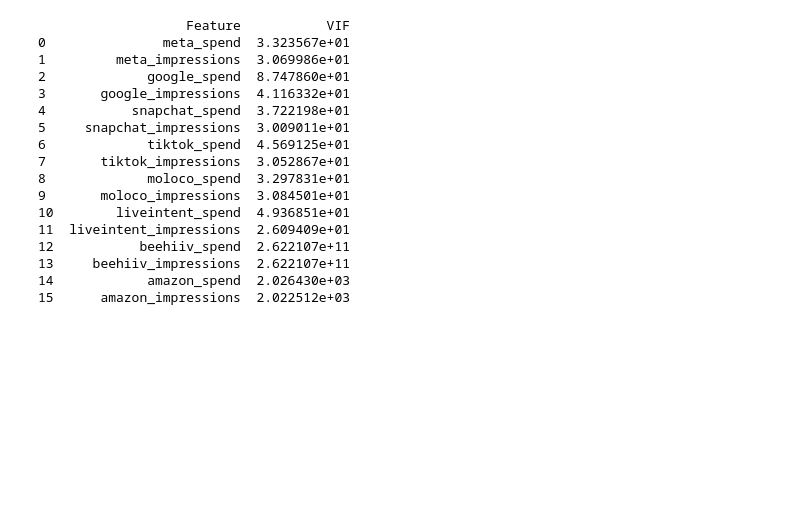
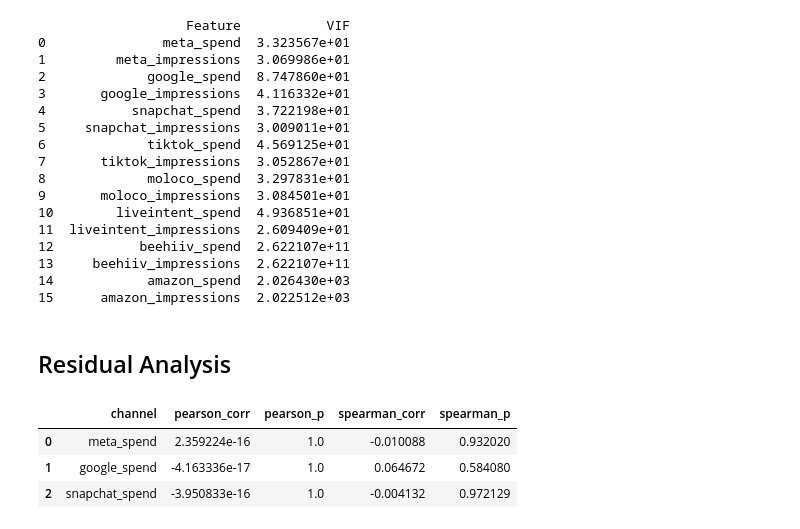
Before and after one commit to pstat197/BlueAlpha3-Synergy-Analysis, a Jupyter notebook: scripts/correlation_analysis.ipynb, the cells around one changed output. Cells and saved outputs as stored; diff of their text form; code cells hidden in the pictures; blank space fills up the shorter version.

```diff
--- a/scripts/correlation_analysis.ipynb
+++ b/scripts/correlation_analysis.ipynb
@@ -86,3 +93,43 @@ print(vif_data)
 13     beehiiv_impressions  2.622107e+11
 14            amazon_spend  2.026430e+03
 15      amazon_impressions  2.022512e+03
+# %% [markdown]
+## Residual Analysis
+# %%
+target = "subscriptions"
+channels = ["meta_spend", "google_spend", "snapchat_spend"]
+
+X = mocha_subscriptions[channels]
+y = mocha_subscriptions[target]
+
+model = LinearRegression()
+model.fit(X, y)
+
+mocha_subscriptions["prediction"] = model.predict(X)
+mocha_subscriptions["residual"] = y - mocha_subscriptions["prediction"]
+
+results = []
+
+for ch in channels:
+    pearson_corr, pearson_p = pearsonr(mocha_subscriptions["residual"], mocha_subscriptions[ch])
+    spearman_corr, spearman_p = spearmanr(mocha_subscriptions["residual"], mocha_subscriptions[ch])
+
+    results.append({
+        "channel": ch,
+        "pearson_corr": pearson_corr,
+        "pearson_p": pearson_p,
+        "spearman_corr": spearman_corr,
+        "spearman_p": spearman_p
+    })
+
+results_df = (
+    pd.DataFrame(results)
+      .sort_values("pearson_corr", ascending=False)
+)
+
+results_df
+# %% [output]
+|  | channel | pearson_corr | pearson_p | spearman_corr | spearman_p |
+| 0 | meta_spend | 2.359224e-16 | 1.0 | -0.010088 | 0.932020 |
+| 1 | google_spend | -4.163336e-17 | 1.0 | 0.064672 | 0.584080 |
+| 2 | snapchat_spend | -3.950833e-16 | 1.0 | -0.004132 | 0.972129 |
```
Also changed, not shown: parts of 10 cells of this notebook, 1 other file.
